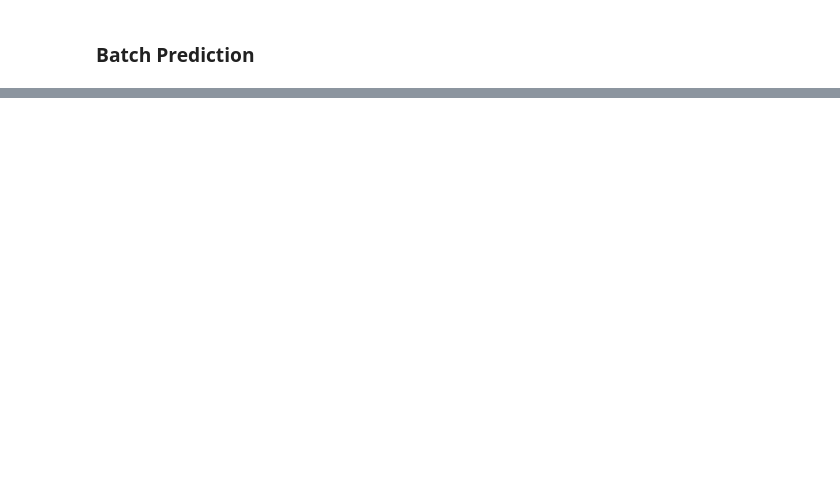
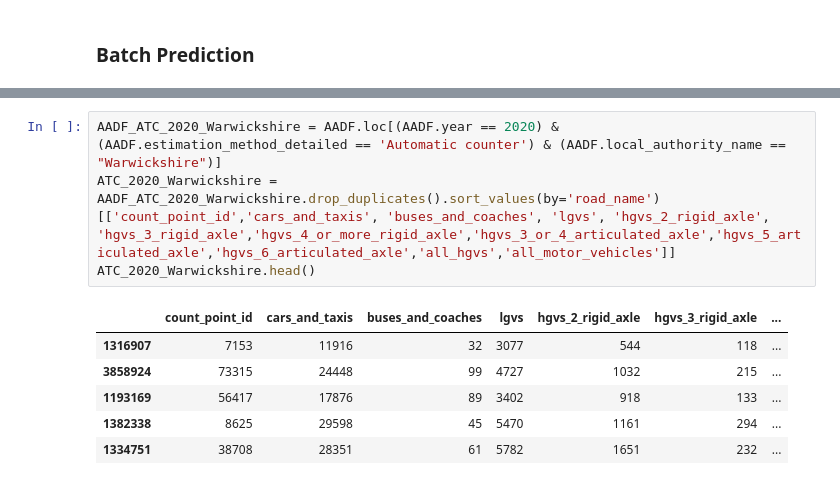
Before and after one commit to JakeRobertBaker/small-object-detection-benchmark, a Jupyter notebook: Full_Pipeline.ipynb, the cells around one changed output, grey strips where cells are left out. Drawn from its saved outputs; the diff is of its cells as text; blank space fills up the shorter version.

```diff
--- a/Full_Pipeline.ipynb
+++ b/Full_Pipeline.ipynb
@@ -146,0 +364,11 @@ visualize_object_predictions(
+# %%
+AADF_ATC_2020_Warwickshire = AADF.loc[(AADF.year == 2020) & (AADF.estimation_method_detailed == 'Automatic counter') & (AADF.local_authority_name == "Warwickshire")]
+ATC_2020_Warwickshire = AADF_ATC_2020_Warwickshire.drop_duplicates().sort_values(by='road_name')[['count_point_id','cars_and_taxis', 'buses_and_coaches', 'lgvs', 'hgvs_2_rigid_axle', 'hgvs_3_rigid_axle','hgvs_4_or_more_rigid_axle','hgvs_3_or_4_articulated_axle','hgvs_5_articulated_axle','hgvs_6_articulated_axle','all_hgvs','all_motor_vehicles']]
+ATC_2020_Warwickshire.head()
+# %% [output]
+|  | count_point_id | cars_and_taxis | buses_and_coaches | lgvs | hgvs_2_rigid_axle | hgvs_3_rigid_axle | ... |
+| 1316907 | 7153 | 11916 | 32 | 3077 | 544 | 118 | ... |
+| 3858924 | 73315 | 24448 | 99 | 4727 | 1032 | 215 | ... |
+| 1193169 | 56417 | 17876 | 89 | 3402 | 918 | 133 | ... |
+| 1382338 | 8625 | 29598 | 45 | 5470 | 1161 | 294 | ... |
+| 1334751 | 38708 | 28351 | 61 | 5782 | 1651 | 232 | ... |
```
Also changed, not shown: parts of 22 cells of this notebook, 1 other file.
